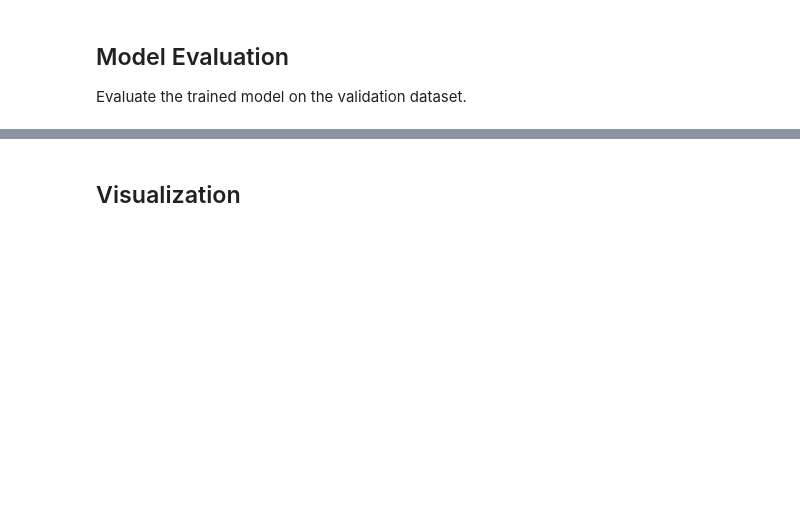
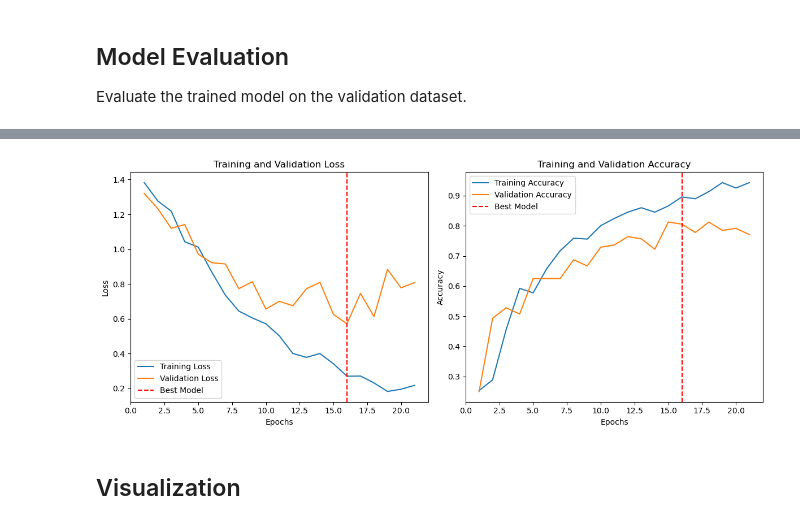
Before and after one commit to XJ-UoG/CSC3009MLMRI, a Jupyter notebook: MRI_Classification.ipynb, the cells around one changed output, grey strips where cells are left out. Saved outputs shown, nothing was run; the diff lists cells and outputs as text; code cells hidden in the pictures; blank space fills up the shorter version.

```diff
--- a/MRI_Classification.ipynb
+++ b/MRI_Classification.ipynb
@@ -95,17 +90,26 @@ class CustomCNN(nn.Module):
         self.conv1 = nn.Conv2d(3, 32, kernel_size=3, stride=1, padding=1)
         self.conv2 = nn.Conv2d(32, 64, kernel_size=3, stride=1, padding=1)
         self.conv3 = nn.Conv2d(64, 128, kernel_size=3, stride=1, padding=1)
+        self.conv4 = nn.Conv2d(128, 256, kernel_size=3, stride=1, padding=1)
         self.pool = nn.MaxPool2d(kernel_size=2, stride=2, padding=0)
-        self.fc1 = nn.Linear(128 * 28 * 28, 512)
-        self.fc2 = nn.Linear(512, 4)  # 4 classes: glioma, meningioma, notumor, pituitary
+
+        self.fc1 = nn.Linear(256 * 14 * 14, 1024)
+        self.fc2 = nn.Linear(1024, 512)
+        self.fc3 = nn.Linear(512, 256)
+        self.fc4 = nn.Linear(256, 4)
+
+        self.dropout = nn.Dropout(0.5)  # Dropout layer with 50% dropout rate
 
     def forward(self, x):
         x = self.pool(F.relu(self.conv1(x)))
         x = self.pool(F.relu(self.conv2(x)))
         x = self.pool(F.relu(self.conv3(x)))
-        x = x.view(-1, 128 * 28 * 28)
-        x = F.relu(self.fc1(x))
-        x = self.fc2(x)
+        x = self.pool(F.relu(self.conv4(x)))
+        x = x.view(-1, 256 * 14 * 14)
+        x = self.dropout(F.relu(self.fc1(x)))
+        x = self.dropout(F.relu(self.fc2(x)))
+        x = self.dropout(F.relu(self.fc3(x)))
+        x = self.fc4(x)
         return x
 
 # Instantiate the model
@@ -236,3 +230,29 @@ Final Validation Loss: 1.2725, Final Validation Accuracy: 0.8229
+# %%
+# Plot the training and validation loss and accuracy
+plt.figure(figsize=(12, 5))
+
+plt.subplot(1, 2, 1)
+plt.plot(range(1, len(train_losses) + 1), train_losses, label='Training Loss')
+plt.plot(range(1, len(val_losses) + 1), val_losses, label='Validation Loss')
+plt.axvline(x=best_epoch, color='r', linestyle='--', label='Best Model')
+plt.xlabel('Epochs')
+plt.ylabel('Loss')
+plt.title('Training and Validation Loss')
+plt.legend()
+
+plt.subplot(1, 2, 2)
+plt.plot(range(1, len(train_accuracies) + 1), train_accuracies, label='Training Accuracy')
+plt.plot(range(1, len(val_accuracies) + 1), val_accuracies, label='Validation Accuracy')
+plt.axvline(x=best_epoch, color='r', linestyle='--', label='Best Model')
+plt.xlabel('Epochs')
+plt.ylabel('Accuracy')
+plt.title('Training and Validation Accuracy')
+plt.legend()
+
+plt.tight_layout()
+plt.show()
+# %% [output]
+[figure, added]
 # %% [markdown]
 ## Visualization
 # %%
```
Also changed, not shown: parts of 11 cells of this notebook, 7 other files.
